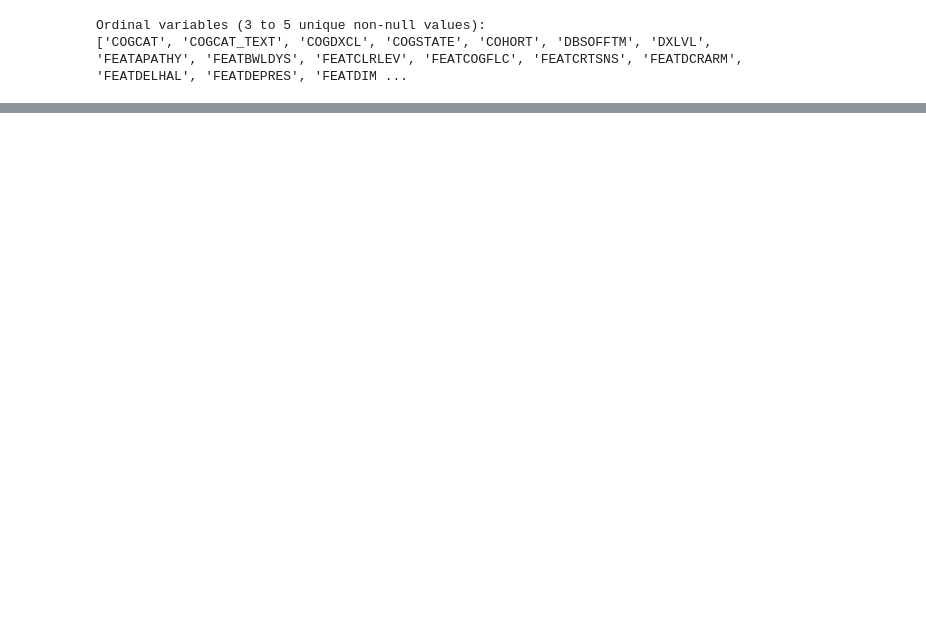
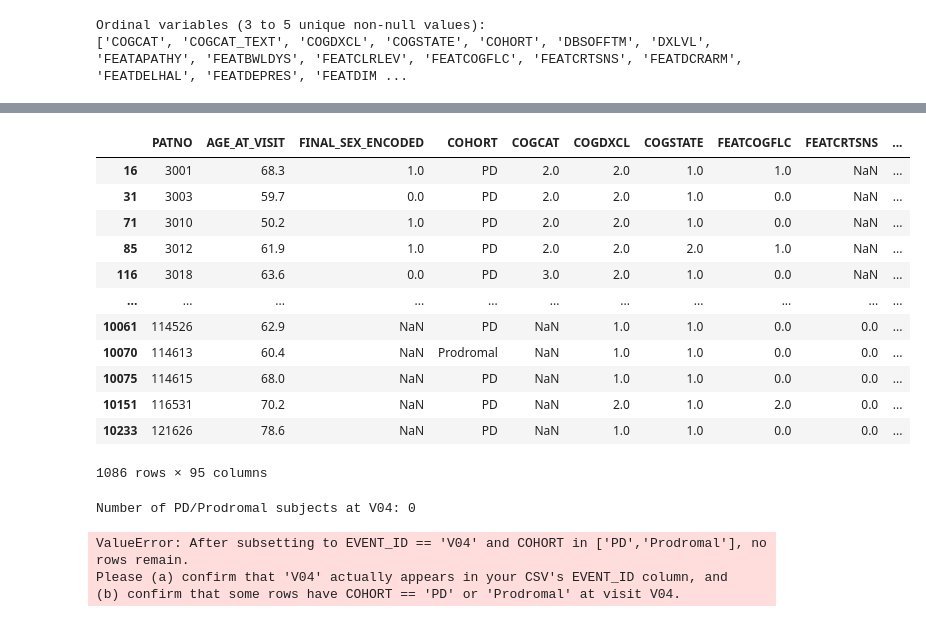
Before and after one commit to AmineHamzaoui/Parkinson-Subtybing-and-Stage-Inference---PPMI, a Jupyter notebook: pySuStaIn/notebooks/Ordinal_Sustain_PPMI.ipynb, the cells around one changed output, grey strips where cells are left out. Saved outputs shown, nothing was run; the diff lists cells and outputs as text; code cells hidden in the pictures; blank space fills up the shorter version.

```diff
--- a/pySuStaIn/notebooks/Ordinal_Sustain_PPMI.ipynb
+++ b/pySuStaIn/notebooks/Ordinal_Sustain_PPMI.ipynb
@@ -73,0 +87,73 @@ NameError: name 'cog_cols' is not defined
+# %%
+# import the python packages needed to generate simulated data for the tutorial
+import os
+import shutil
+import numpy as np
+import matplotlib.pyplot as plt
+import pickle
+from pathlib import Path
+import sklearn.model_selection
+import pandas as pd
+import pylab
+import sys
+import pySuStaIn
+
+# this needs to point to wherever the sim folder inside pySuStaIn is on your computer
+#sys.path.insert(0,'/Users/alexandrayoung/Documents/Code/pySuStaIn-test/pySuStaIn/sim/')
+# if you're running the notebook from within the existing structure you can use
+sys.path.insert(0,'../sim/')
+from simfuncs import generate_random_Zscore_sustain_model, generate_data_Zscore_sustain
+
+df= pd.read_csv('C:/Users/nss_1/Desktop/SustalIn/pySuStaIn/notebooks/result_4_long_format.csv',sep=';')
+#required_visits = ["V04", "V06", "V08"]
+required_visits = ["V08"]
+ordinal_vars = ['COGCAT', 'COGDXCL', 'COGSTATE', 'FEATCOGFLC', 'FEATCRTSNS', 'FEATDCRARM',
+                'FEATDELHAL', 'FEATDEPRES', 'FEATDIMOLF', 'FEATDYSART', 'FEATDYSKIN',
+                'FEATDYSPHG', 'FEATDYSTNA', 'FEATMYCLNS',
+                'FEATNEURSS', 'FEATNOLEVO', 'FEATPOSHYP', 'FEATPST3YR', 'FEATPYRTCT', 'FEATSBDERM',
+                'FEATSEXDYS', 'FEATURNDYS', 'FEATWDGAIT', 'MCAABSTR', 'MCASER7', 'MCASNTNC', 'MRIRSLT',
+                'NP1ANXS', 'NP1APAT', 'NP1COG', 'NP1DPRS', 'NP1HALL', 'NP2DRES', 'NP2EAT', 'NP2FREZ',
+                'NP2HOBB', 'NP2HWRT', 'NP2HYGN', 'NP2RISE', 'NP2SALV', 'NP2SPCH', 'NP2SWAL', 'NP2TRMR',
+                'NP2TURN', 'NP2WALK', 'NP3PTRML', 'NP3RTALL', 'NP3RTARL', 'NP3SPCH', 'PTCGBOTH',
+                'STAIAD1', 'STAIAD10', 'STAIAD11', 'STAIAD12', 'STAIAD13', 'STAIAD14', 'STAIAD15',
+                'STAIAD16', 'STAIAD17', 'STAIAD18', 'STAIAD19', 'STAIAD2', 'STAIAD20', 'STAIAD21',
+                'STAIAD22', 'STAIAD23', 'STAIAD24', 'STAIAD25', 'STAIAD26', 'STAIAD27', 'STAIAD28',
+                'STAIAD29', 'STAIAD3', 'STAIAD30', 'STAIAD31', 'STAIAD32', 'STAIAD33', 'STAIAD34',
+                'STAIAD35', 'STAIAD36', 'STAIAD37', 'STAIAD38', 'STAIAD39', 'STAIAD4', 'STAIAD40',
+                'STAIAD5', 'STAIAD6', 'STAIAD7', 'STAIAD8', 'STAIAD9']
+selected_columns = ["PATNO", "AGE_AT_VISIT", "FINAL_SEX_ENCODED", "COHORT"] + ordinal_vars + ["EVENT_ID"]
+df = df[df["EVENT_ID"].isin(required_visits)][selected_columns]
+
+# Subset cohorts
+df_control = df[df["COHORT"] == "Healthy Control"]
+df_prod_pd = df[df["COHORT"].isin(["PD", "Prodromal"])]
+# %%
+df_prod_pd
+# %% [output]
+|  | PATNO | AGE_AT_VISIT | FINAL_SEX_ENCODED | COHORT | COGCAT | COGDXCL | COGSTATE | FEATCOGFLC | FEATCRTSNS | ... |
+| 16 | 3001 | 68.3 | 1.0 | PD | 2.0 | 2.0 | 1.0 | 1.0 | NaN | ... |
+| 31 | 3003 | 59.7 | 0.0 | PD | 2.0 | 2.0 | 1.0 | 0.0 | NaN | ... |
+| 71 | 3010 | 50.2 | 1.0 | PD | 2.0 | 2.0 | 1.0 | 0.0 | NaN | ... |
+| 85 | 3012 | 61.9 | 1.0 | PD | 2.0 | 2.0 | 2.0 | 1.0 | NaN | ... |
+| 116 | 3018 | 63.6 | 0.0 | PD | 3.0 | 2.0 | 1.0 | 0.0 | NaN | ... |
+| ... | ... | ... | ... | ... | ... | ... | ... | ... | ... | ... |
+| 10061 | 114526 | 62.9 | NaN | PD | NaN | 1.0 | 1.0 | 0.0 | 0.0 | ... |
+| 10070 | 114613 | 60.4 | NaN | Prodromal | NaN | 1.0 | 1.0 | 0.0 | 0.0 | ... |
+| 10075 | 114615 | 68.0 | NaN | PD | NaN | 1.0 | 1.0 | 0.0 | 0.0 | ... |
+| 10151 | 116531 | 70.2 | NaN | PD | NaN | 2.0 | 1.0 | 2.0 | 0.0 | ... |
+| 10233 | 121626 | 78.6 | NaN | PD | NaN | 1.0 | 1.0 | 0.0 | 0.0 | ... |
+1086 rows × 95 columns
+# %%
+# Immediately check how many rows survived:
+print("Number of PD/Prodromal subjects at V04:", df_pd.shape[0])
+if df_pd.shape[0] == 0:
+    raise ValueError(
+        "After subsetting to EVENT_ID == 'V04' and COHORT in ['PD','Prodromal'], no rows remain.\n"
+        "Please (a) confirm that 'V04' actually appears in your CSV's EVENT_ID column, and\n"
+        "(b) confirm that some rows have COHORT == 'PD' or 'Prodromal' at visit V04."
+    )
+# %% [output]
+Number of PD/Prodromal subjects at V04: 0
+ValueError: After subsetting to EVENT_ID == 'V04' and COHORT in ['PD','Prodromal'], no rows remain.
+Please (a) confirm that 'V04' actually appears in your CSV's EVENT_ID column, and
+(b) confirm that some rows have COHORT == 'PD' or 'Prodromal' at visit V04.
```
Also changed, not shown: parts of 13 cells of this notebook, 25 other files.
